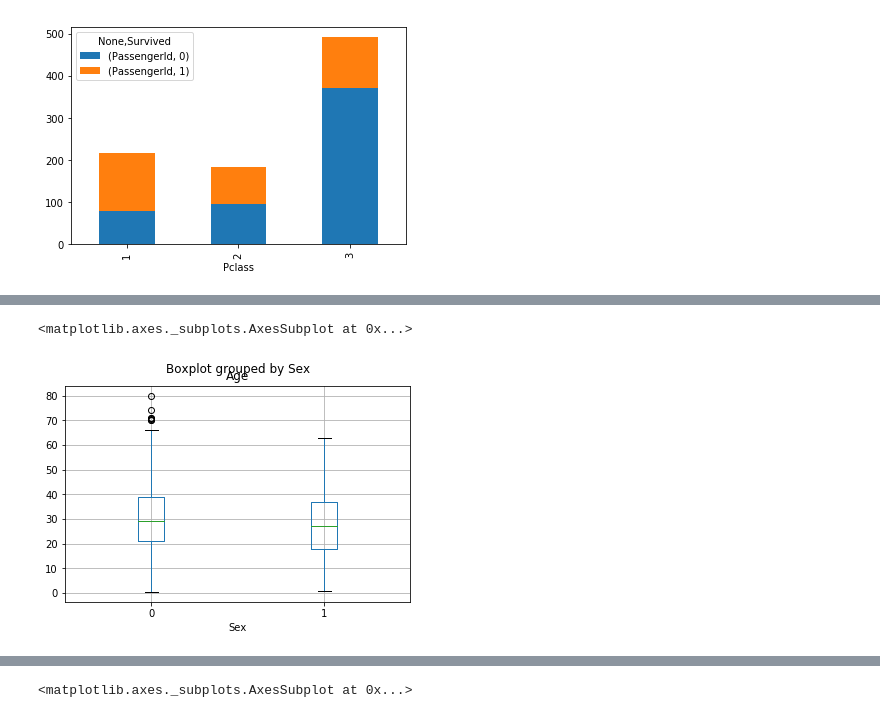
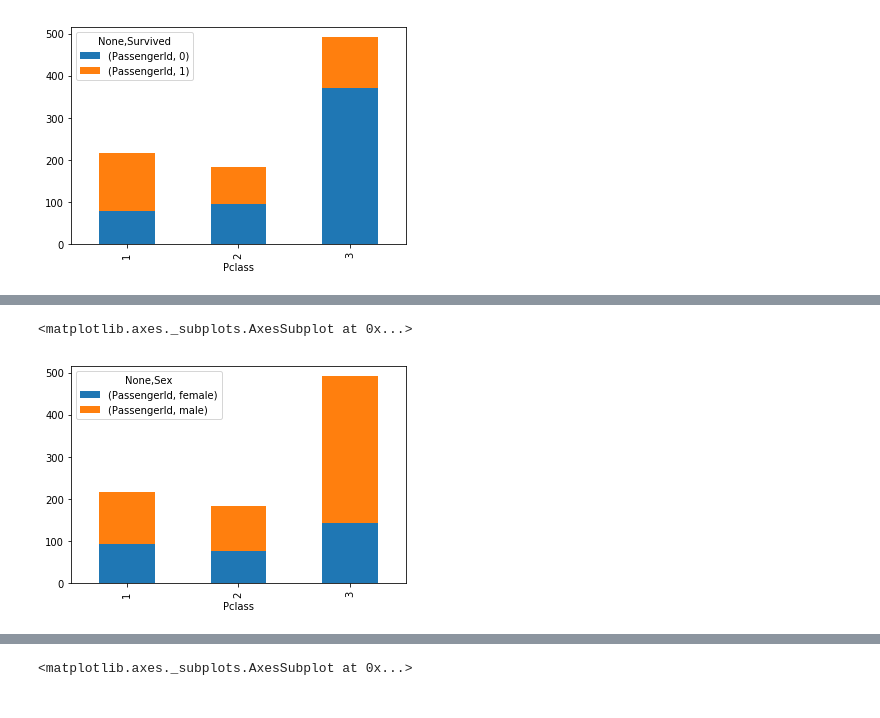
Before and after one commit to rymlaabiyad/ML_titanic, a Jupyter notebook: ML_Titanic.ipynb, the cells around one changed output, grey strips where cells are left out. Cells and saved outputs as stored; diff of their text form; code cells hidden in the pictures.

```diff
--- a/ML_Titanic.ipynb
+++ b/ML_Titanic.ipynb
@@ -82,5 +71,10 @@ df_class.unstack().plot(kind='bar', stacked=True)
-# %%
-data.boxplot('Age', by='Sex')
-# %% [output]
-<matplotlib.axes._subplots.AxesSubplot at 0x...>
-[figure, removed]
+# %%
+df_sex_class = data[['PassengerId','Sex','Pclass']].groupby(['Pclass', 'Sex']).count()
+df_sex_class.unstack().plot(kind='bar', stacked=True)
+
+#More females in higher classes (1 and 2). What can we conclude?
+#Did females survive more because they were wealthy?
+#Did wealthier people survive more because they had a high ratio of females?
+# %% [output]
+<matplotlib.axes._subplots.AxesSubplot at 0x...>
+[figure, added]
```
Also changed, not shown: parts of 15 cells of this notebook.
